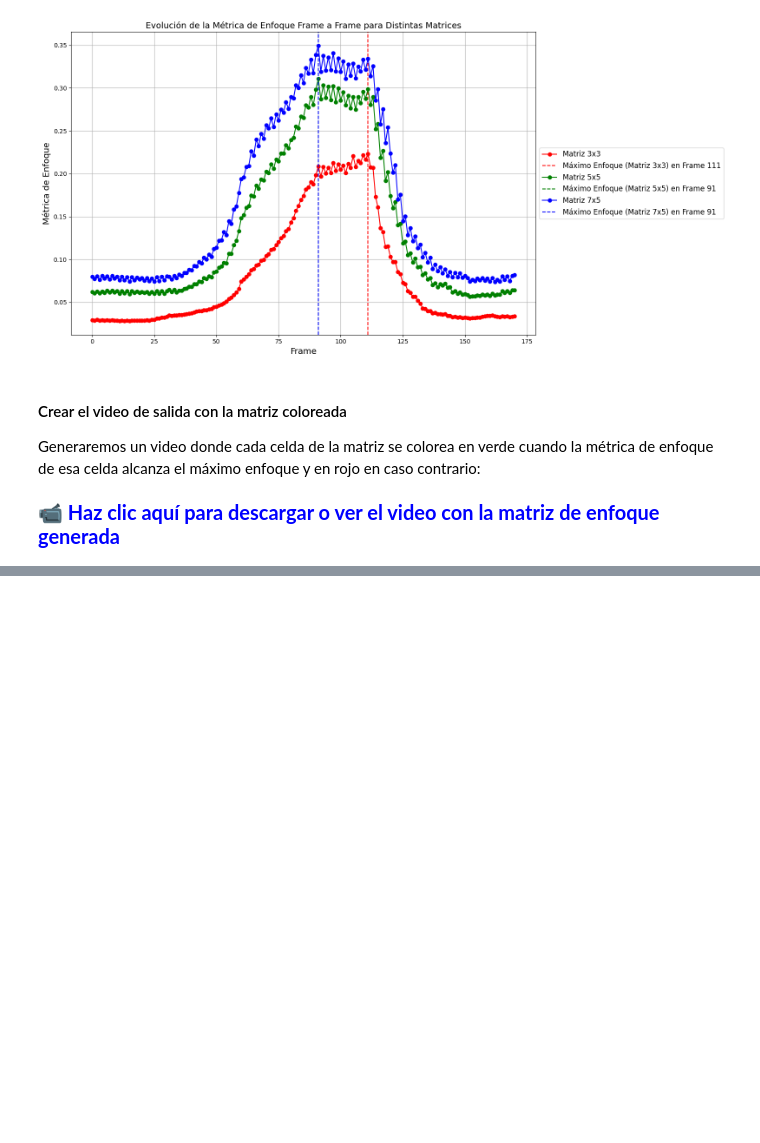
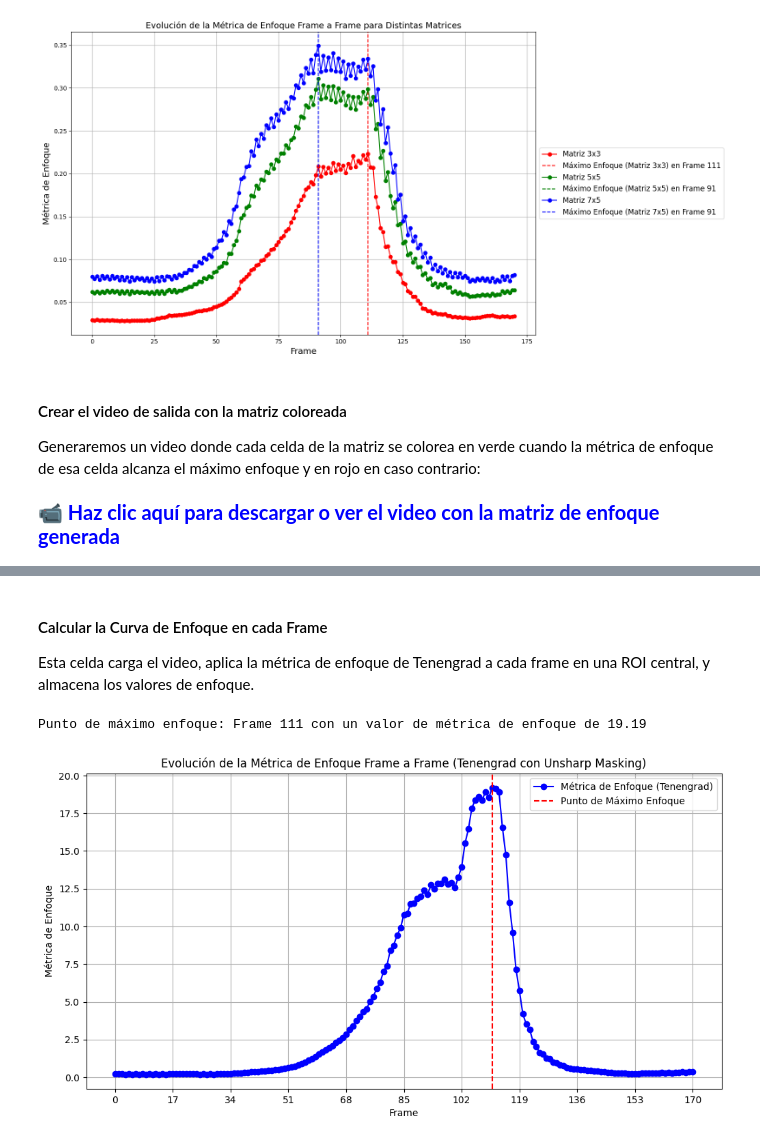
Before and after one commit to luciano106/CEIA-VC1, a Jupyter notebook: TP2/vc-tp2.ipynb, the cells around one changed output, grey strips where cells are left out. Saved outputs shown, nothing was run; the diff lists cells and outputs as text; code cells hidden in the pictures; blank space fills up the shorter version.

```diff
--- a/TP2/vc-tp2.ipynb
+++ b/TP2/vc-tp2.ipynb
@@ -559,0 +602,80 @@ display(HTML(video_link))
+# %%
+# Definir la funcion de Tenengrad
+def tenengrad_focus_metric(image):
+    """
+    Calcula la métrica de enfoque de Tenengrad en una imagen en escala de grises.
+
+    Parámetros:
+    - image: imagen en escala de grises.
+
+    Retorna:
+    - Métrica de enfoque de Tenengrad normalizada.
+    """
+    # Calcular gradientes en dirección X y Y
+    Gx = cv.Sobel(image, cv.CV_64F, 1, 0, ksize=3)
+    Gy = cv.Sobel(image, cv.CV_64F, 0, 1, ksize=3)
+    # Calcular la métrica de enfoque normalizada
+    return np.sum(Gx**2 + Gy**2) / (image.shape[0] * image.shape[1] * 1000)  # Dividido por 1000 para escalar
+# %% [markdown]
+#### Calcular la Curva de Enfoque en cada Frame
+Esta celda carga el video, aplica la métrica de enfoque de Tenengrad a cada frame en una ROI central, y almacena los valores de enfoque.
+# %%
+# Parámetros del video
+cap = cv.VideoCapture(video_path)
+if not cap.isOpened():
+    print("Error: No se pudo abrir el video.")
+
+# Configuración de la ROI central
+frame_width = int(cap.get(cv.CAP_PROP_FRAME_WIDTH))
+frame_height = int(cap.get(cv.CAP_PROP_FRAME_HEIGHT))
+desired_area_ratio = 0.1  # ROI de 10% del área total
+roi_side = int(np.sqrt(desired_area_ratio * frame_width * frame_height))
+roi_x = (frame_width - roi_side) // 2
+roi_y = (frame_height - roi_side) // 2
+
+# Lista para almacenar las métricas de enfoque de cada frame
+focus_metrics = []
+
+# Procesar cada frame y calcular la métrica de enfoque de Tenengrad en la ROI
+frame_count = int(cap.get(cv.CAP_PROP_FRAME_COUNT))
+for i in range(frame_count):
+    ret, frame = cap.read()
+    if not ret:
+        break
+
+    # Convertir a escala de grises
+    gray_frame = cv.cvtColor(frame, cv.COLOR_BGR2GRAY)
+
+    # Aplicar Unsharp Masking
+    enhanced_frame = unsharp_masking(gray_frame)
+
+    # Extraer la ROI
+    roi = enhanced_frame[roi_y:roi_y + roi_side, roi_x:roi_x + roi_side]
+
+    # Calcular la métrica de enfoque de Tenengrad en la ROI
+    focus_metric = tenengrad_focus_metric(roi)
+    focus_metrics.append(focus_metric)
+
+# Liberar el video una vez procesado
+cap.release()
+
+# Encontrar y mostrar el punto de máximo enfoque
+max_focus_frame = np.argmax(focus_metrics)
+max_focus_value = focus_metrics[max_focus_frame]
+print(f"Punto de máximo enfoque: Frame {max_focus_frame} con un valor de métrica de enfoque de {max_focus_value:.2f}")
+print()
+
+# Graficar la evolución de la métrica de enfoque
+plt.figure(figsize=(12, 6))
+plt.plot(focus_metrics, label="Métrica de Enfoque (Tenengrad)", color="blue", marker="o")
+plt.axvline(x=max_focus_frame, color="red", linestyle="--", label="Punto de Máximo Enfoque")
+plt.xlabel("Frame")
+plt.ylabel("Métrica de Enfoque")
+plt.title("Evolución de la Métrica de Enfoque Frame a Frame (Tenengrad con Unsharp Masking)")
+plt.legend()
+plt.grid()
+plt.xticks(range(0, frame_count, max(1, frame_count // 10)))
+plt.show()
+# %% [output]
+Punto de máximo enfoque: Frame 111 con un valor de métrica de enfoque de 19.19
+[figure, added]
```
Also changed, not shown: parts of 5 cells of this notebook, 2 other files.
